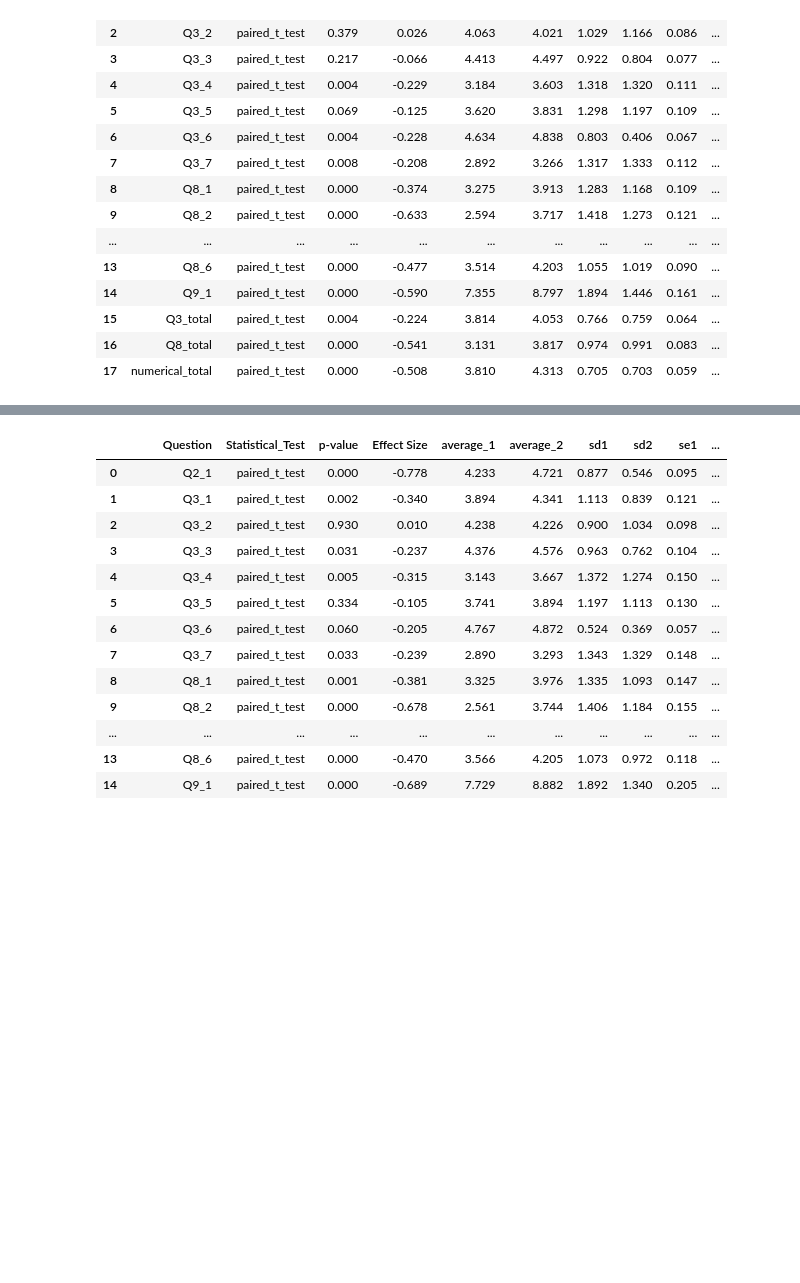
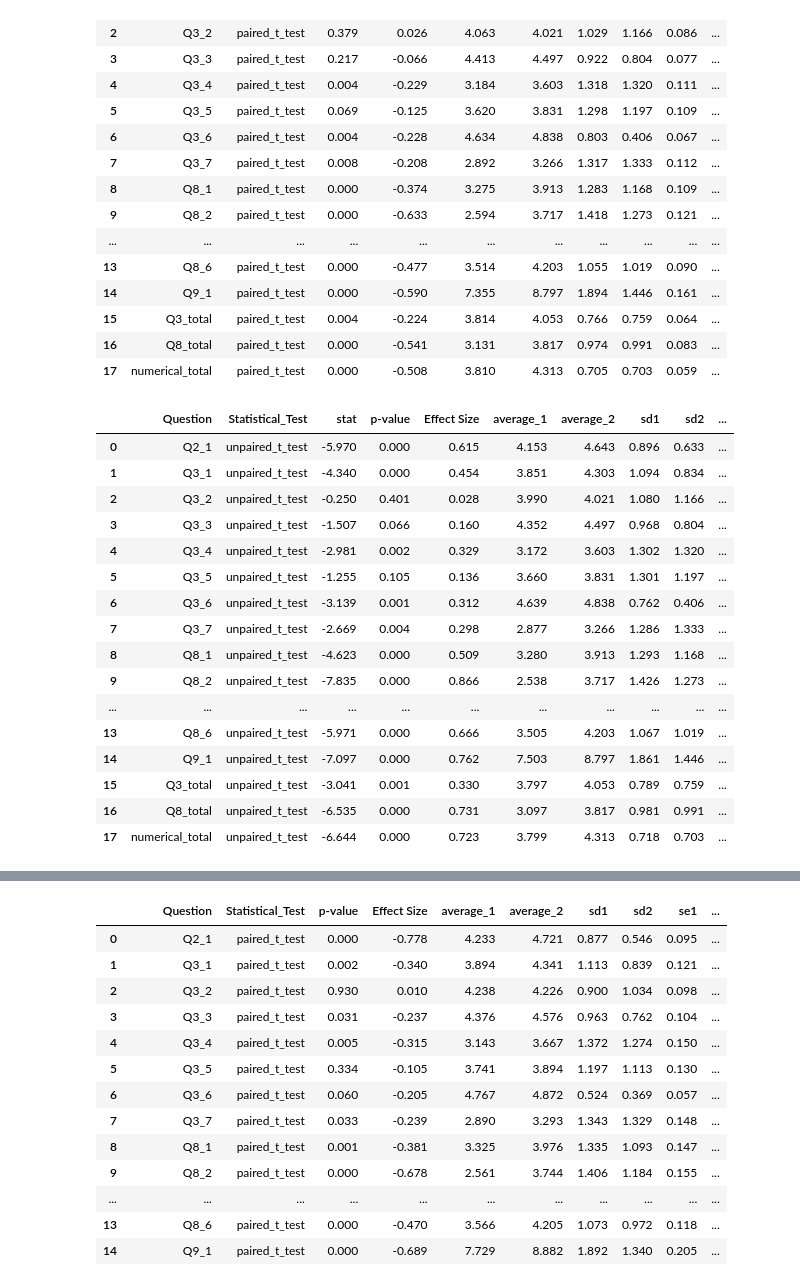
Before and after one commit to MichaelKasper1/Env_Health_Lecture_Statistics, a Jupyter notebook: data_analysis.ipynb, the cells around one changed output, grey strips where cells are left out. Drawn from its saved outputs; the diff is of its cells as text; code cells hidden in the pictures; blank space fills up the shorter version.

```diff
--- a/data_analysis.ipynb
+++ b/data_analysis.ipynb
@@ -604,6 +590,26 @@ calculate_statistics(pre_unmatched, post_unmatched, 'paired_t_test', 'one-sided'
 | 15 | Q3_total | paired_t_test | 0.004 | -0.224 | 3.814 | 4.053 | 0.766 | 0.759 | 0.064 | ... |
 | 16 | Q8_total | paired_t_test | 0.000 | -0.541 | 3.131 | 3.817 | 0.974 | 0.991 | 0.083 | ... |
 | 17 | numerical_total | paired_t_test | 0.000 | -0.508 | 3.810 | 4.313 | 0.705 | 0.703 | 0.059 | ... |
+# %%
+calculate_statistics(pre_unmatched, post_unmatched, 'unpaired_t_test', 'one-sided')
+# %% [output]
+|  | Question | Statistical_Test | stat | p-value | Effect Size | average_1 | average_2 | sd1 | sd2 | ... |
+| 0 | Q2_1 | unpaired_t_test | -5.970 | 0.000 | 0.615 | 4.153 | 4.643 | 0.896 | 0.633 | ... |
+| 1 | Q3_1 | unpaired_t_test | -4.340 | 0.000 | 0.454 | 3.851 | 4.303 | 1.094 | 0.834 | ... |
+| 2 | Q3_2 | unpaired_t_test | -0.250 | 0.401 | 0.028 | 3.990 | 4.021 | 1.080 | 1.166 | ... |
+| 3 | Q3_3 | unpaired_t_test | -1.507 | 0.066 | 0.160 | 4.352 | 4.497 | 0.968 | 0.804 | ... |
+| 4 | Q3_4 | unpaired_t_test | -2.981 | 0.002 | 0.329 | 3.172 | 3.603 | 1.302 | 1.320 | ... |
+| 5 | Q3_5 | unpaired_t_test | -1.255 | 0.105 | 0.136 | 3.660 | 3.831 | 1.301 | 1.197 | ... |
+| 6 | Q3_6 | unpaired_t_test | -3.139 | 0.001 | 0.312 | 4.639 | 4.838 | 0.762 | 0.406 | ... |
+| 7 | Q3_7 | unpaired_t_test | -2.669 | 0.004 | 0.298 | 2.877 | 3.266 | 1.286 | 1.333 | ... |
+| 8 | Q8_1 | unpaired_t_test | -4.623 | 0.000 | 0.509 | 3.280 | 3.913 | 1.293 | 1.168 | ... |
+| 9 | Q8_2 | unpaired_t_test | -7.835 | 0.000 | 0.866 | 2.538 | 3.717 | 1.426 | 1.273 | ... |
+| ... | ... | ... | ... | ... | ... | ... | ... | ... | ... | ... |
+| 13 | Q8_6 | unpaired_t_test | -5.971 | 0.000 | 0.666 | 3.505 | 4.203 | 1.067 | 1.019 | ... |
+| 14 | Q9_1 | unpaired_t_test | -7.097 | 0.000 | 0.762 | 7.503 | 8.797 | 1.861 | 1.446 | ... |
+| 15 | Q3_total | unpaired_t_test | -3.041 | 0.001 | 0.330 | 3.797 | 4.053 | 0.789 | 0.759 | ... |
+| 16 | Q8_total | unpaired_t_test | -6.535 | 0.000 | 0.731 | 3.097 | 3.817 | 0.981 | 0.991 | ... |
+| 17 | numerical_total | unpaired_t_test | -6.644 | 0.000 | 0.723 | 3.799 | 4.313 | 0.718 | 0.703 | ... |
 # %%
 calculate_statistics(pre_categorical_unmatched, post_categorical_unmatched, 'chi_squared_test', 'one-sided')
 # %% [output]
```
Also changed, not shown: parts of 7 cells of this notebook, 5 other files.
